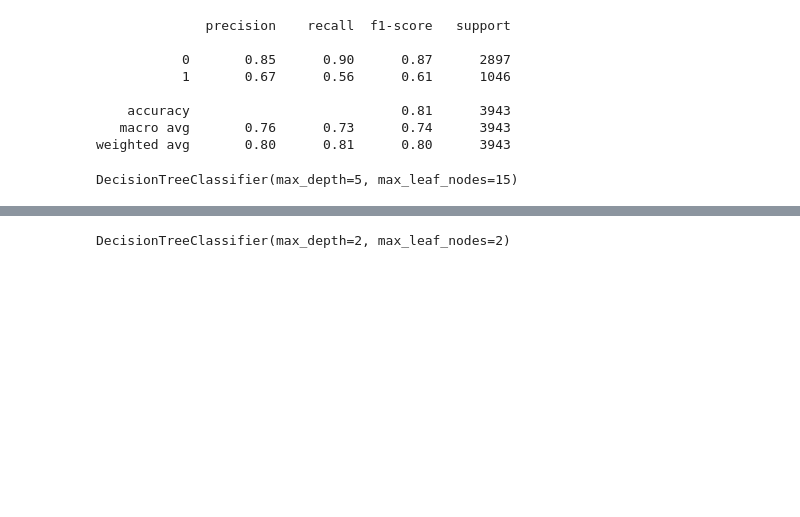
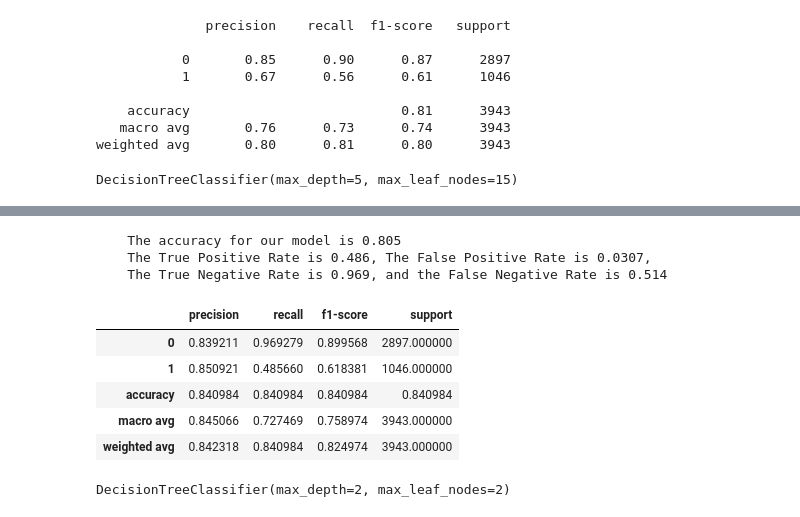
Before and after one commit to annah-vu/classification_project, a Jupyter notebook: baseline_accuracy.ipynb, the cells around one changed output, grey strips where cells are left out. Saved outputs shown, nothing was run; the diff lists cells and outputs as text; code cells hidden in the pictures; blank space fills up the shorter version.

```diff
--- a/baseline_accuracy.ipynb
+++ b/baseline_accuracy.ipynb
@@ -22,6 +22,27 @@ import sklearn.metrics
 
 from math import sqrt
 from scipy import stats
+# %%
+def get_metrics_binary(clf):
+    '''
+    get_metrics_binary takes in a confusion matrix (cnf) for a binary classifier and prints out metrics based on
+    values in variables named X_train, y_train, and y_pred.
+
+    return: a classification report as a transposed DataFrame
+    '''
+    accuracy = clf.score(X_train, y_train)
+    class_report = pd.DataFrame(classification_report(y_train, y_pred, output_dict=True)).T
+    conf = confusion_matrix(y_train, y_pred)
+    tpr = conf[1][1] / conf[1].sum()
+    fpr = conf[0][1] / conf[0].sum()
+    tnr = conf[0][0] / conf[0].sum()
+    fnr = conf[1][0] / conf[1].sum()
+    print(f'''
+    The accuracy for our model is {accuracy:.4}
+    The True Positive Rate is {tpr:.3}, The False Positive Rate is {fpr:.3},
+    The True Negative Rate is {tnr:.3}, and the False Negative Rate is {fnr:.3}
+    ''')
+    return class_report
 # %% [raw]
 Ho: There is no association between payment type and whether a customer churns
 Ha: There is an association between payment type and whether a customer churns
@@ -265,3 +290,15 @@ weighted avg       0.79      0.80      0.79      3943
+# %%
+get_metrics_binary(tree3)
+# %% [output]
+    The accuracy for our model is 0.805
+    The True Positive Rate is 0.486, The False Positive Rate is 0.0307,
+    The True Negative Rate is 0.969, and the False Negative Rate is 0.514
+|  | precision | recall | f1-score | support |
+| 0 | 0.839211 | 0.969279 | 0.899568 | 2897.000000 |
+| 1 | 0.850921 | 0.485660 | 0.618381 | 1046.000000 |
+| accuracy | 0.840984 | 0.840984 | 0.840984 | 0.840984 |
+| macro avg | 0.845066 | 0.727469 | 0.758974 | 3943.000000 |
+| weighted avg | 0.842318 | 0.840984 | 0.824974 | 3943.000000 |
 # %%
 tree4 = DecisionTreeClassifier(max_leaf_nodes=2, max_depth=2)
 # %%
```
Also changed, not shown: parts of 10 cells of this notebook.
